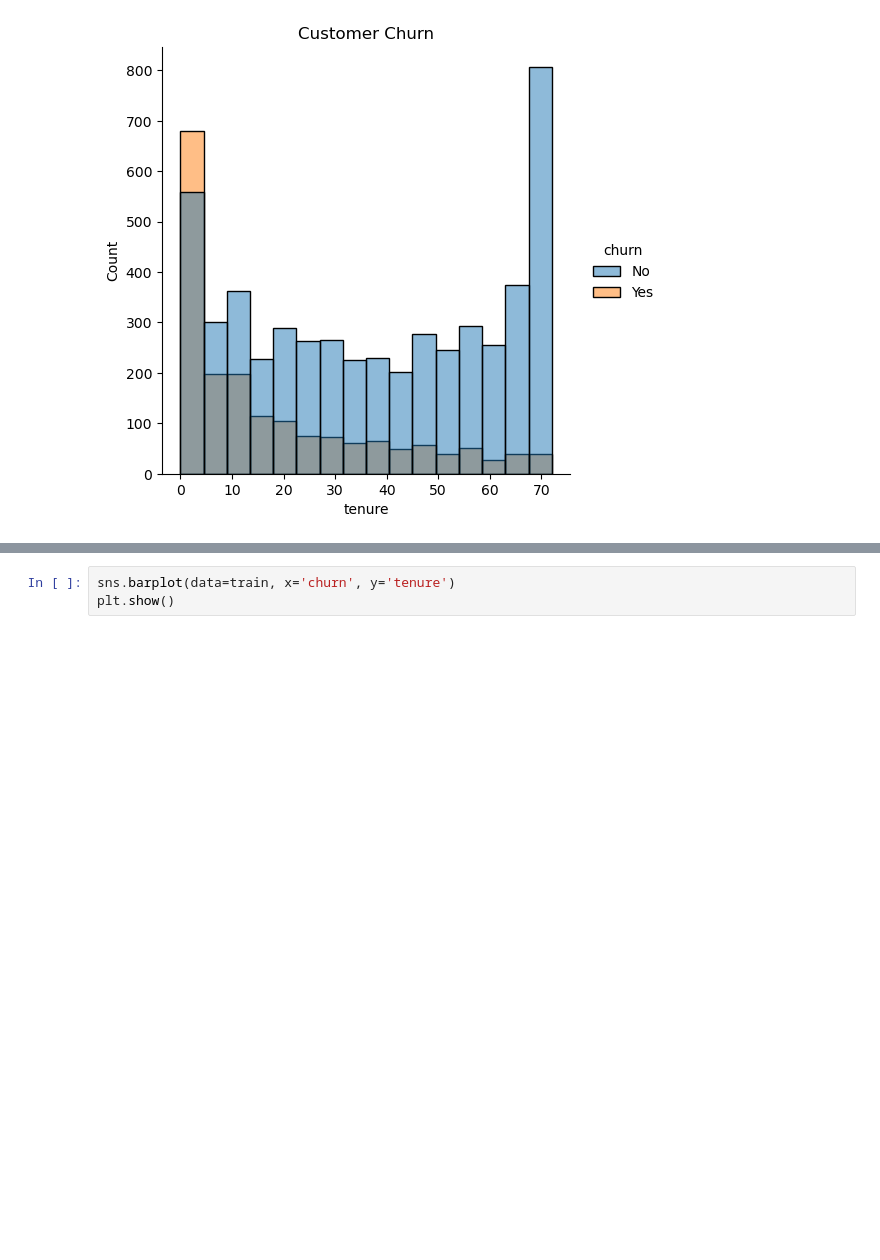
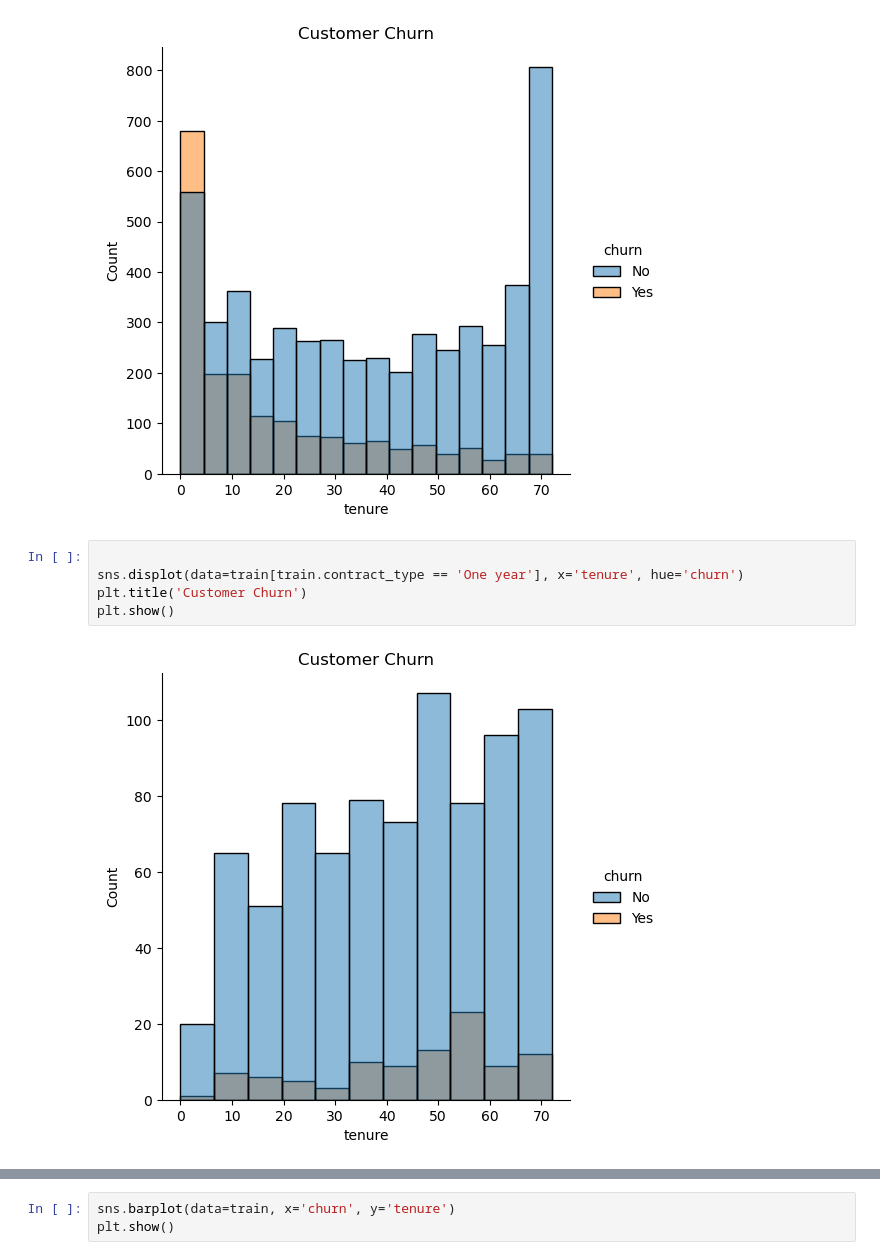
Before and after one commit to manuel-salazar1/project-churn, a Jupyter notebook: non-final.ipynb, the cells around one changed output, grey strips where cells are left out. Cells and saved outputs as stored; diff of their text form; blank space fills up the shorter version.

```diff
--- a/non-final.ipynb
+++ b/non-final.ipynb
@@ -330,3 +330,10 @@ plt.show()
 # %% [output]
 [figure]
 [figure]
+# %%
+
+sns.displot(data=train[train.contract_type == 'One year'], x='tenure', hue='churn')
+plt.title('Customer Churn')
+plt.show()
+# %% [output]
+[figure, added]
```
Also changed, not shown: parts of 9 cells of this notebook.
